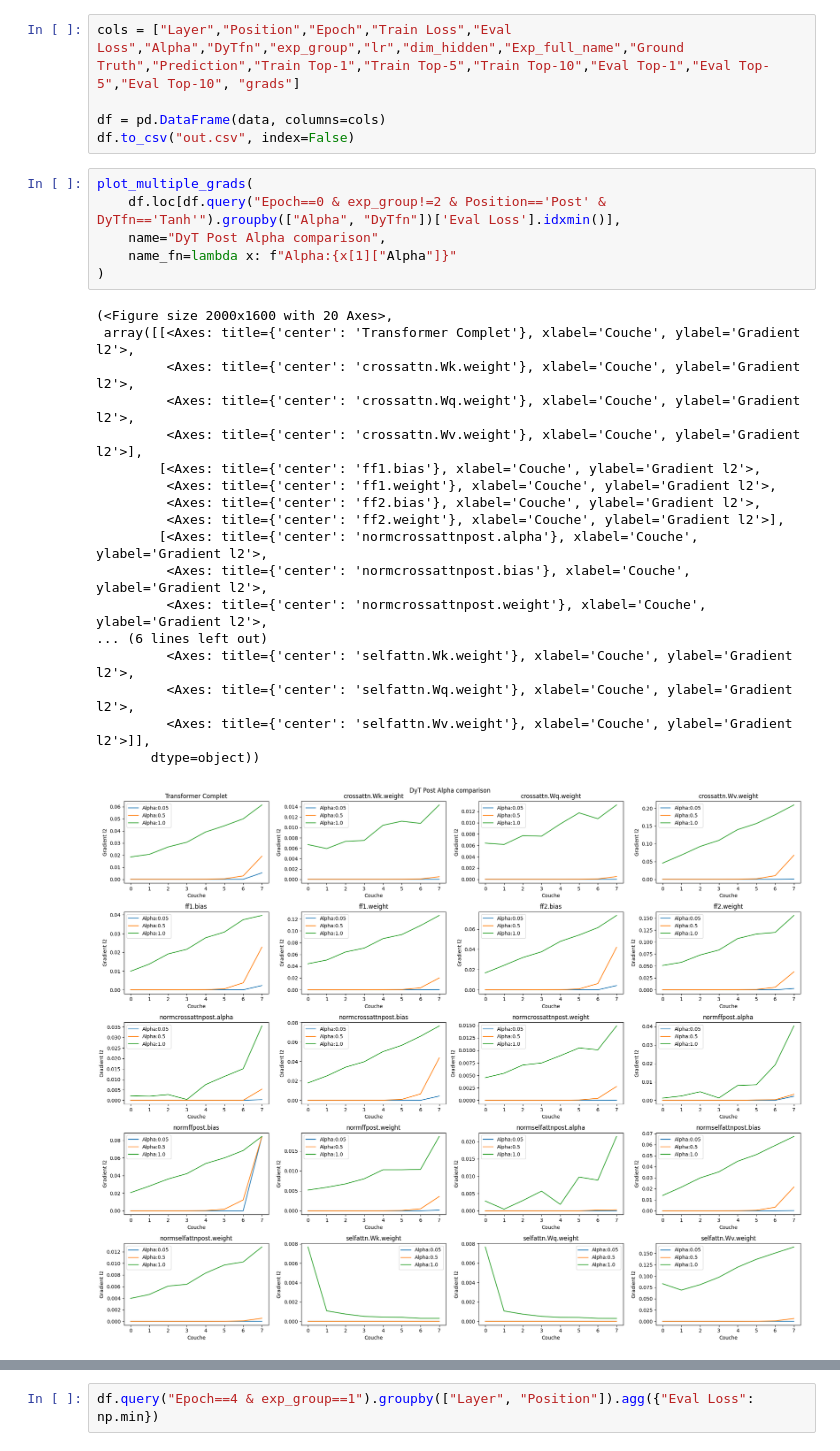
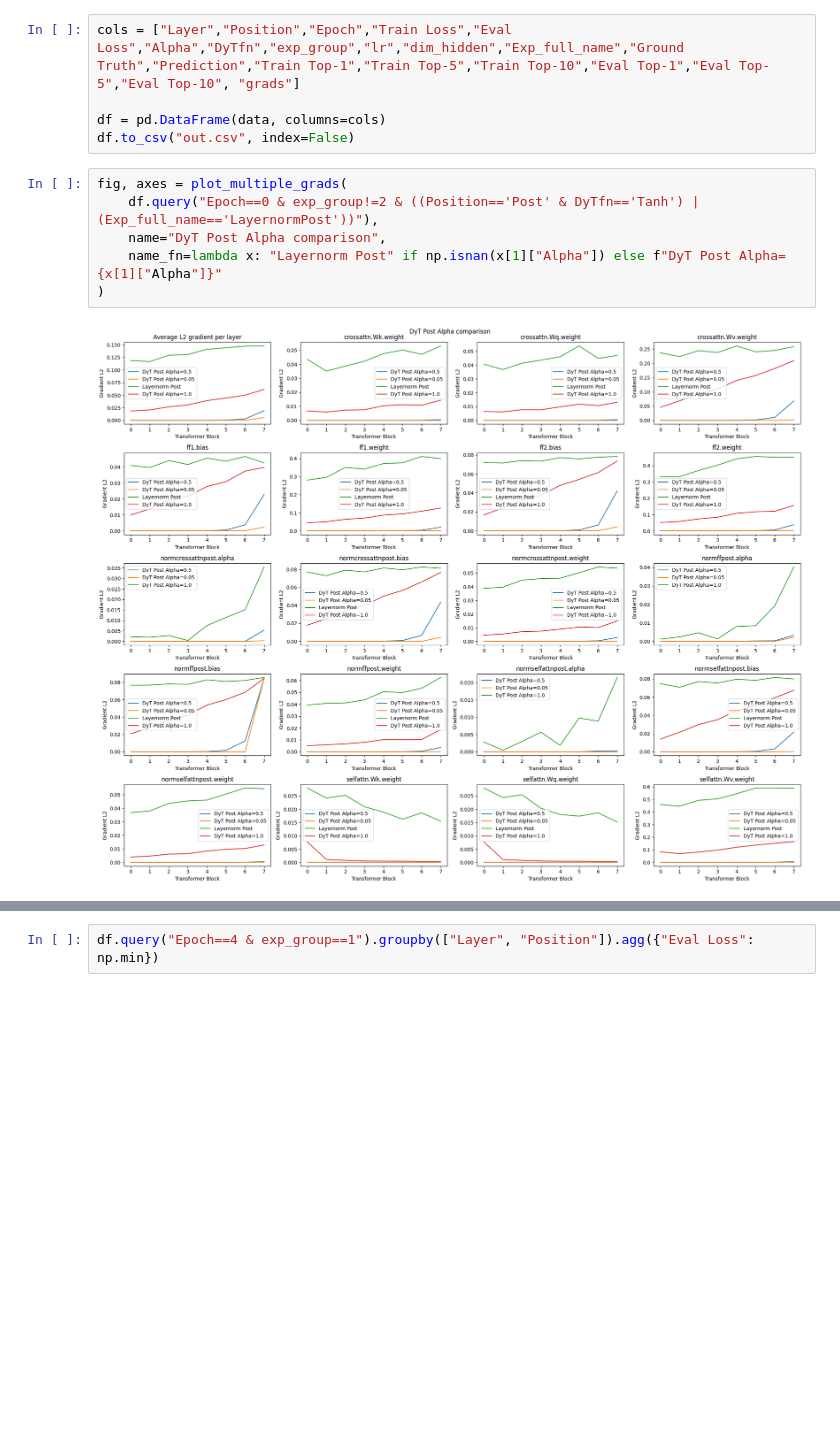
Before and after one commit to 1t1n1/TransformersWithoutNorm, a Jupyter notebook: analysis_gaetan.ipynb, the cells around one changed output, grey strips where cells are left out. Cells and saved outputs as stored; diff of their text form; blank space fills up the shorter version.

Commit message:
better graphs legends

```diff
--- a/analysis_gaetan.ipynb
+++ b/analysis_gaetan.ipynb
@@ -249,27 +259,10 @@ cols = ["Layer","Position","Epoch","Train Loss","Eval Loss","Alpha","DyTfn","exp
 df = pd.DataFrame(data, columns=cols)
 df.to_csv("out.csv", index=False)
 # %%
-plot_multiple_grads(
-    df.loc[df.query("Epoch==0 & exp_group!=2 & Position=='Post' & DyTfn=='Tanh'").groupby(["Alpha", "DyTfn"])['Eval Loss'].idxmin()],
+fig, axes = plot_multiple_grads(
+    df.query("Epoch==0 & exp_group!=2 & ((Position=='Post' & DyTfn=='Tanh') | (Exp_full_name=='LayernormPost'))"),
     name="DyT Post Alpha comparison",
-    name_fn=lambda x: f"Alpha:{x[1]["Alpha"]}"
+    name_fn=lambda x: "Layernorm Post" if np.isnan(x[1]["Alpha"]) else f"DyT Post Alpha={x[1]["Alpha"]}"
 )
 # %% [output]
-(<Figure size 2000x1600 with 20 Axes>,
- array([[<Axes: title={'center': 'Transformer Complet'}, xlabel='Couche', ylabel='Gradient l2'>,
-         <Axes: title={'center': 'crossattn.Wk.weight'}, xlabel='Couche', ylabel='Gradient l2'>,
-         <Axes: title={'center': 'crossattn.Wq.weight'}, xlabel='Couche', ylabel='Gradient l2'>,
-         <Axes: title={'center': 'crossattn.Wv.weight'}, xlabel='Couche', ylabel='Gradient l2'>],
-        [<Axes: title={'center': 'ff1.bias'}, xlabel='Couche', ylabel='Gradient l2'>,
-         <Axes: title={'center': 'ff1.weight'}, xlabel='Couche', ylabel='Gradient l2'>,
-         <Axes: title={'center': 'ff2.bias'}, xlabel='Couche', ylabel='Gradient l2'>,
-         <Axes: title={'center': 'ff2.weight'}, xlabel='Couche', ylabel='Gradient l2'>],
-        [<Axes: title={'center': 'normcrossattnpost.alpha'}, xlabel='Couche', ylabel='Gradient l2'>,
-         <Axes: title={'center': 'normcrossattnpost.bias'}, xlabel='Couche', ylabel='Gradient l2'>,
-         <Axes: title={'center': 'normcrossattnpost.weight'}, xlabel='Couche', ylabel='Gradient l2'>,
-... (6 lines left out)
-         <Axes: title={'center': 'selfattn.Wk.weight'}, xlabel='Couche', ylabel='Gradient l2'>,
-         <Axes: title={'center': 'selfattn.Wq.weight'}, xlabel='Couche', ylabel='Gradient l2'>,
-         <Axes: title={'center': 'selfattn.Wv.weight'}, xlabel='Couche', ylabel='Gradient l2'>]],
-       dtype=object))
-[figure, old version]
+[figure, new version]
```
Also changed, not shown: parts of 6 cells of this notebook.
